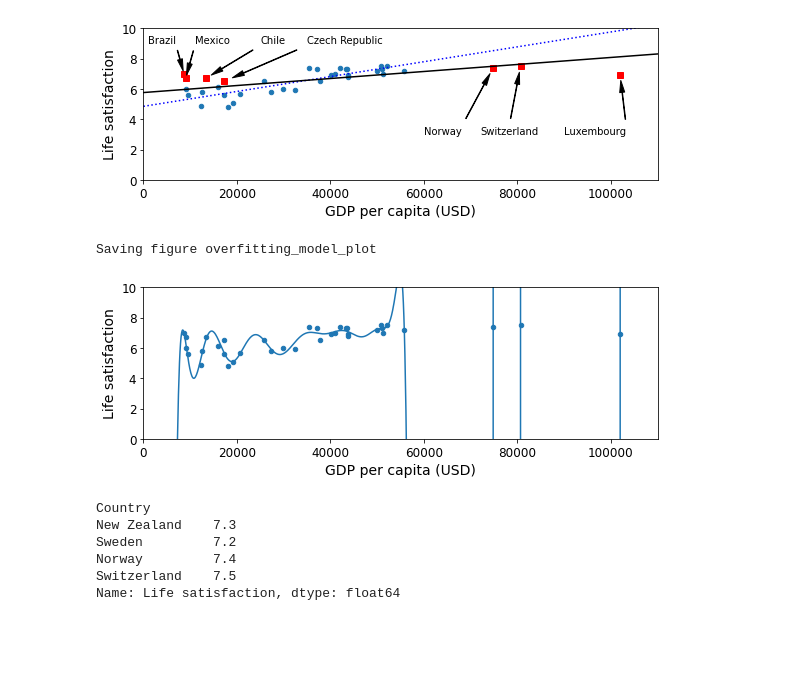
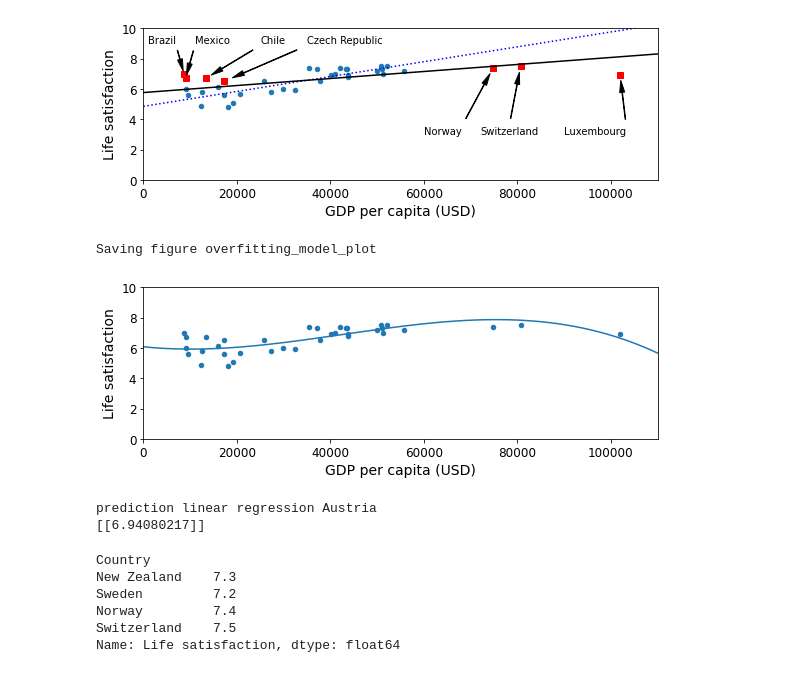
Before and after one commit to emanuelgostner/handson-ml2, a Jupyter notebook: 01_custom_implementation .ipynb, the cells around one changed output. Drawn from its saved outputs; the diff is of its cells as text; code cells hidden in the pictures; blank space fills up the shorter version.

Commit message:
add polynomial

```diff
--- a/01_custom_implementation .ipynb
+++ b/01_custom_implementation .ipynb
@@ -468,24 +468,30 @@ Saving figure representative_training_data_scatterplot
 # %%
 full_country_stats.plot(kind='scatter', x="GDP per capita", y='Life satisfaction', figsize=(8,3))
 plt.axis([0, 110000, 0, 10])
 
 from sklearn import preprocessing
 from sklearn import pipeline
 
-poly = preprocessing.PolynomialFeatures(degree=60, include_bias=False)
+poly = preprocessing.PolynomialFeatures(degree=3, include_bias=False)
 scaler = preprocessing.StandardScaler()
 lin_reg2 = linear_model.LinearRegression()
 
 pipeline_reg = pipeline.Pipeline([('poly', poly), ('scal', scaler), ('lin', lin_reg2)])
 pipeline_reg.fit(Xfull, yfull)
 curve = pipeline_reg.predict(X[:, np.newaxis])
 plt.plot(X, curve)
 plt.xlabel("GDP per capita (USD)")
 save_fig('overfitting_model_plot')
 plt.show()
+X_new_lr = [[43724.031]]
+linear_regression_austria_prediction = pipeline_reg.predict(X_new_lr)
+print('prediction linear regression Austria')
+print(linear_regression_austria_prediction)
 # %% [output]
 Saving figure overfitting_model_plot
-[figure, old version]
+[figure, new version]
+prediction linear regression Austria
+[[6.94080217]]
 # %%
 full_country_stats.loc[[c for c in full_country_stats.index if "W" in c.upper()]]["Life satisfaction"]
 # %% [output]
```
Also changed, not shown: parts of 1 cell of this notebook.
